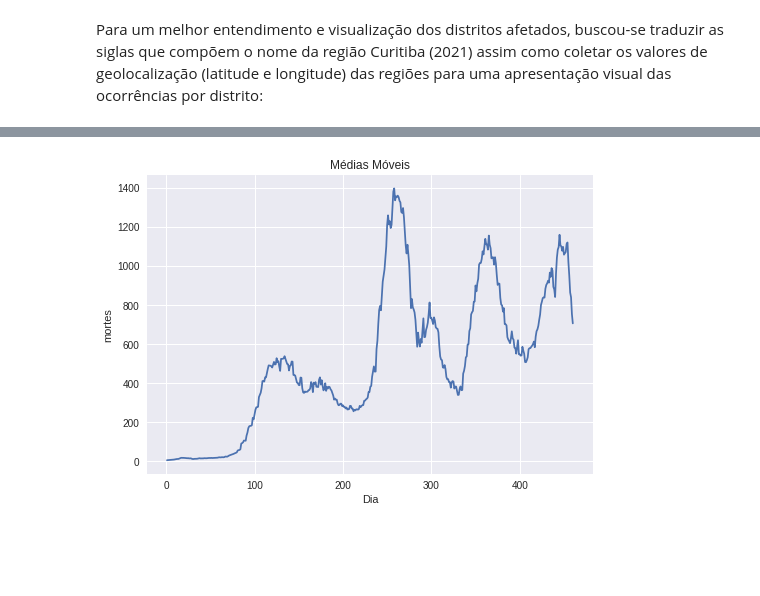
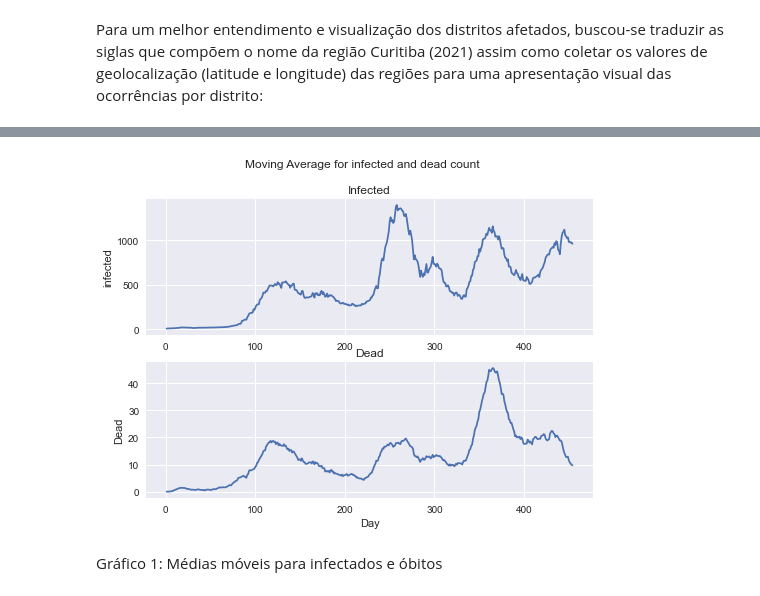
Before and after one commit to brunolcarli/IPythonNotebooks, a Jupyter notebook: covid_curitiba.ipynb, the cells around one changed output, grey strips where cells are left out. Cells and saved outputs as stored; diff of their text form; code cells hidden in the pictures; blank space fills up the shorter version.

```diff
--- a/covid_curitiba.ipynb
+++ b/covid_curitiba.ipynb
@@ -429,30 +330,51 @@ dead_count_avg = dead_count_avg.sort_values(by="date")
 infected_count_avg = pd.DataFrame(infected_grouped_by_date.items(), columns=['date', 'count'])
 infected_count_avg['date'] = pd.to_datetime(infected_count_avg.date)
 infected_count_avg = infected_count_avg.sort_values(by="date")
-# %%
-gap = 14
-results = []
-count = 0
-while count < len(infected_count_avg) - gap + 1:
-#     if int(str(new_df.date.values[count])[:4]) == 2020:
-    group = infected_count_avg['count'].values[count : count + gap]
-    group_avg = sum(group) / gap
-    results.append(group_avg)
-
-    count +=1
-
-day_month = []
-for day in range(1, len(results) + 1):
-    day_month.append(day)
-
-# Visualizar gráfico de médias móveis
-plt.style.use('seaborn')
-plt.xlabel('Dia')
-plt.ylabel('mortes')
-plt.title('Médias Móveis')
-
-plt.plot(day_month, results)
-plt.show()
-# %% [output]
-[figure, removed]
+# %%
+gap = 14
+infected_results = []
+count = 0
+while count < len(infected_count_avg) - gap + 1:
+    group = infected_count_avg['count'].values[count : count + gap]
+    group_avg = sum(group) / gap
+    infected_results.append(group_avg)
+    count +=1
+
+infected_day_month = []
+for day in range(1, len(infected_results) + 1):
+    infected_day_month.append(day)
+
+
+dead_results = []
+count = 0
+while count < len(dead_count_avg) - gap + 1:
+    group = dead_count_avg['count'].values[count : count + gap]
+    group_avg = sum(group) / gap
+    dead_results.append(group_avg)
+
+    count +=1
+
+dead_day_month = []
+for day in range(1, len(dead_results) + 1):
+    dead_day_month.append(day)
+
+plt.style.use('seaborn')
+fig, axs = plt.subplots(2)
+fig.suptitle('Moving Average for infected and dead count')
+axs[0].set_title('Infected')
+axs[1].set_title('Dead')
+
+
+# Visualizar gráfico de médias móveis
+axs[0].set(ylabel='infected')
+axs[0].plot(infected_day_month, infected_results)
+
+# Visualizar gráfico de médias móveis
+axs[1].set(xlabel='Day', ylabel='Dead')
+axs[1].plot(dead_day_month, dead_results)
+plt.show()
+# %% [output]
+[figure, added]
+# %% [markdown]
+Gráfico 1: Médias móveis para infectados e óbitos
 # %%
```
Also changed, not shown: parts of 114 cells of this notebook.
